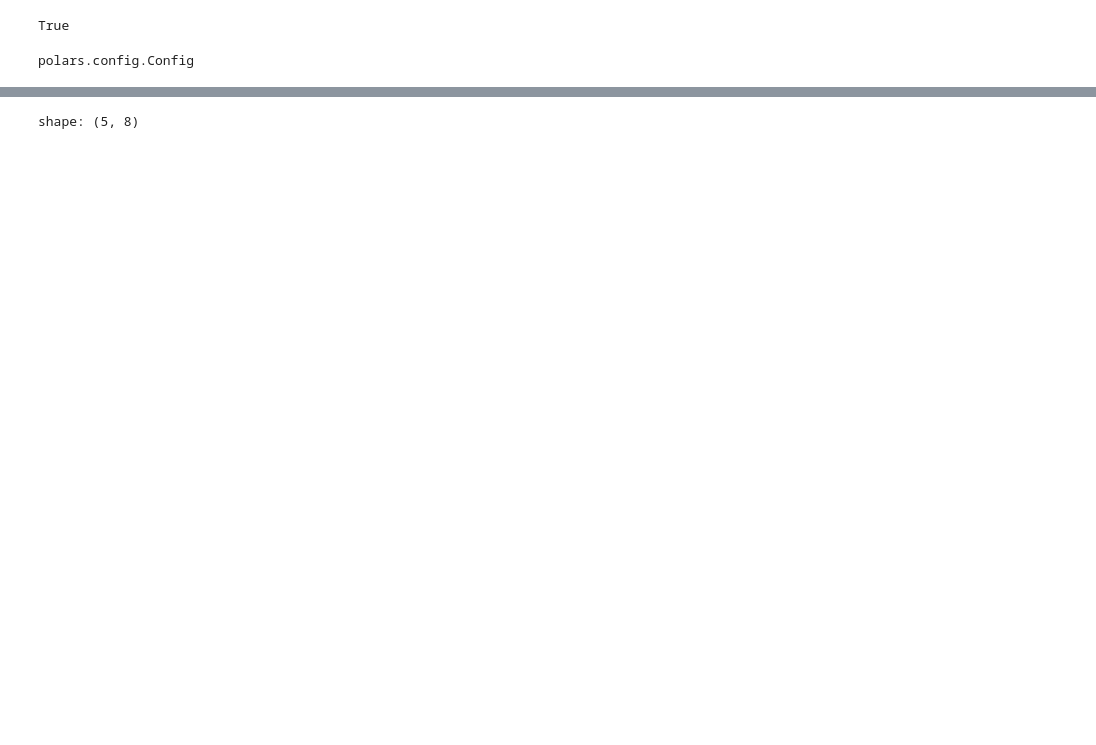
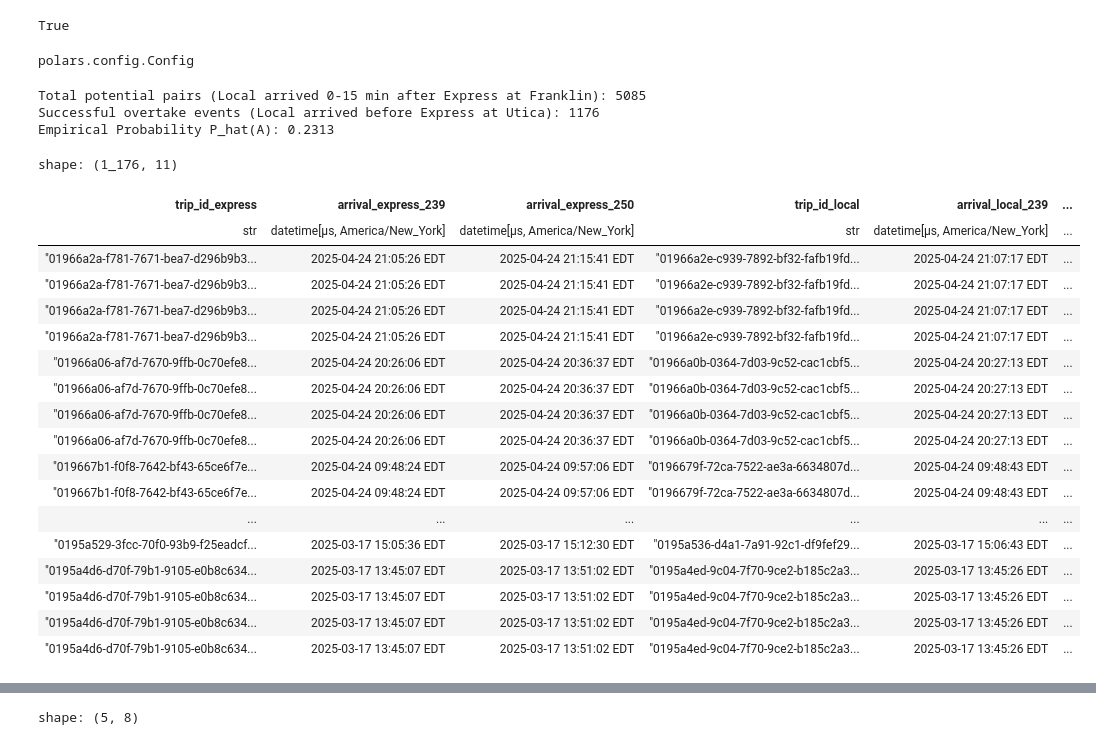
Before and after one commit to jonerrr/trainstatus, a Jupyter notebook: science/3-4-trips.ipynb, the cells around one changed output, grey strips where cells are left out. Cells and saved outputs as stored; diff of their text form; code cells hidden in the pictures; blank space fills up the shorter version.

```diff
--- a/science/3-4-trips.ipynb
+++ b/science/3-4-trips.ipynb
@@ -164,3 +197,75 @@ paired_trips = express_trips_pivoted.join_asof(
+# %%
+# Join route_id to the result
+result = result.join(
+    df_exp.select(["trip_id", "route_id"]).rename(
+        {"trip_id": "trip_id_express", "route_id": "route_id_express"}
+    ),
+    on="trip_id_express",
+    how="inner",
+).join(
+    df_lcl.select(["trip_id", "route_id"]).rename(
+        {"trip_id": "trip_id_local", "route_id": "route_id_local"}
+    ),
+    on="trip_id_local",
+    how="inner",
+)
+# %%
+# Numerator: Number of successful "overtake" events (rows in the final result)
+overtake_events = result.height
+
+# Denominator: Total number of pairs where a local arrived 0-15 mins after an express at Franklin
+# We need to filter paired_trips based on the conditions *before* the Utica arrival check
+total_potential_pairs = paired_trips.filter(
+    pl.col(
+        "trip_id_local"
+    ).is_not_null()  # Ensure a local train was found within tolerance
+    & (
+        pl.col("arrival_local_239") > pl.col("arrival_express_239")
+    )  # Local arrived strictly after express at Franklin
+).height
+
+# Calculate the empirical probability
+if total_potential_pairs > 0:
+    p_hat_A = overtake_events / total_potential_pairs
+    print(
+        f"Total potential pairs (Local arrived 0-15 min after Express at Franklin): {total_potential_pairs}"
+    )
+    print(
+        f"Successful overtake events (Local arrived before Express at Utica): {overtake_events}"
+    )
+    print(f"Empirical Probability P_hat(A): {p_hat_A:.4f}")
+else:
+    print("No potential pairs found to calculate probability.")
+# %% [output]
+Total potential pairs (Local arrived 0-15 min after Express at Franklin): 5085
+Successful overtake events (Local arrived before Express at Utica): 1176
+Empirical Probability P_hat(A): 0.2313
+# %%
+result.sort("arrival_express_250", descending=True).with_columns(
+    ts=(
+        pl.col("arrival_express_250").dt.offset_by("-30m").dt.timestamp("ms") / 1000
+    ).cast(pl.Int64)  # add unix timestamp which frontend uses to set time
+)
+# %% [output]
+shape: (1_176, 11)
+| trip_id_express | arrival_express_239 | arrival_express_250 | trip_id_local | arrival_local_239 | ... |
+| str | datetime[μs, America/New_York] | datetime[μs, America/New_York] | str | datetime[μs, America/New_York] | ... |
+| "01966a2a-f781-7671-bea7-d296b9b3... | 2025-04-24 21:05:26 EDT | 2025-04-24 21:15:41 EDT | "01966a2e-c939-7892-bf32-fafb19fd... | 2025-04-24 21:07:17 EDT | ... |
+| "01966a2a-f781-7671-bea7-d296b9b3... | 2025-04-24 21:05:26 EDT | 2025-04-24 21:15:41 EDT | "01966a2e-c939-7892-bf32-fafb19fd... | 2025-04-24 21:07:17 EDT | ... |
+| "01966a2a-f781-7671-bea7-d296b9b3... | 2025-04-24 21:05:26 EDT | 2025-04-24 21:15:41 EDT | "01966a2e-c939-7892-bf32-fafb19fd... | 2025-04-24 21:07:17 EDT | ... |
+| "01966a2a-f781-7671-bea7-d296b9b3... | 2025-04-24 21:05:26 EDT | 2025-04-24 21:15:41 EDT | "01966a2e-c939-7892-bf32-fafb19fd... | 2025-04-24 21:07:17 EDT | ... |
+| "01966a06-af7d-7670-9ffb-0c70efe8... | 2025-04-24 20:26:06 EDT | 2025-04-24 20:36:37 EDT | "01966a0b-0364-7d03-9c52-cac1cbf5... | 2025-04-24 20:27:13 EDT | ... |
+| "01966a06-af7d-7670-9ffb-0c70efe8... | 2025-04-24 20:26:06 EDT | 2025-04-24 20:36:37 EDT | "01966a0b-0364-7d03-9c52-cac1cbf5... | 2025-04-24 20:27:13 EDT | ... |
+| "01966a06-af7d-7670-9ffb-0c70efe8... | 2025-04-24 20:26:06 EDT | 2025-04-24 20:36:37 EDT | "01966a0b-0364-7d03-9c52-cac1cbf5... | 2025-04-24 20:27:13 EDT | ... |
+| "01966a06-af7d-7670-9ffb-0c70efe8... | 2025-04-24 20:26:06 EDT | 2025-04-24 20:36:37 EDT | "01966a0b-0364-7d03-9c52-cac1cbf5... | 2025-04-24 20:27:13 EDT | ... |
+| "019667b1-f0f8-7642-bf43-65ce6f7e... | 2025-04-24 09:48:24 EDT | 2025-04-24 09:57:06 EDT | "0196679f-72ca-7522-ae3a-6634807d... | 2025-04-24 09:48:43 EDT | ... |
+| "019667b1-f0f8-7642-bf43-65ce6f7e... | 2025-04-24 09:48:24 EDT | 2025-04-24 09:57:06 EDT | "0196679f-72ca-7522-ae3a-6634807d... | 2025-04-24 09:48:43 EDT | ... |
+| ... | ... | ... | ... | ... | ... |
+| "0195a529-3fcc-70f0-93b9-f25eadcf... | 2025-03-17 15:05:36 EDT | 2025-03-17 15:12:30 EDT | "0195a536-d4a1-7a91-92c1-df9fef29... | 2025-03-17 15:06:43 EDT | ... |
+| "0195a4d6-d70f-79b1-9105-e0b8c634... | 2025-03-17 13:45:07 EDT | 2025-03-17 13:51:02 EDT | "0195a4ed-9c04-7f70-9ce2-b185c2a3... | 2025-03-17 13:45:26 EDT | ... |
+| "0195a4d6-d70f-79b1-9105-e0b8c634... | 2025-03-17 13:45:07 EDT | 2025-03-17 13:51:02 EDT | "0195a4ed-9c04-7f70-9ce2-b185c2a3... | 2025-03-17 13:45:26 EDT | ... |
+| "0195a4d6-d70f-79b1-9105-e0b8c634... | 2025-03-17 13:45:07 EDT | 2025-03-17 13:51:02 EDT | "0195a4ed-9c04-7f70-9ce2-b185c2a3... | 2025-03-17 13:45:26 EDT | ... |
+| "0195a4d6-d70f-79b1-9105-e0b8c634... | 2025-03-17 13:45:07 EDT | 2025-03-17 13:51:02 EDT | "0195a4ed-9c04-7f70-9ce2-b185c2a3... | 2025-03-17 13:45:26 EDT | ... |
 # %% [markdown]
 ## Event Space
 
```
Also changed, not shown: parts of 7 cells of this notebook, 5 other files.
